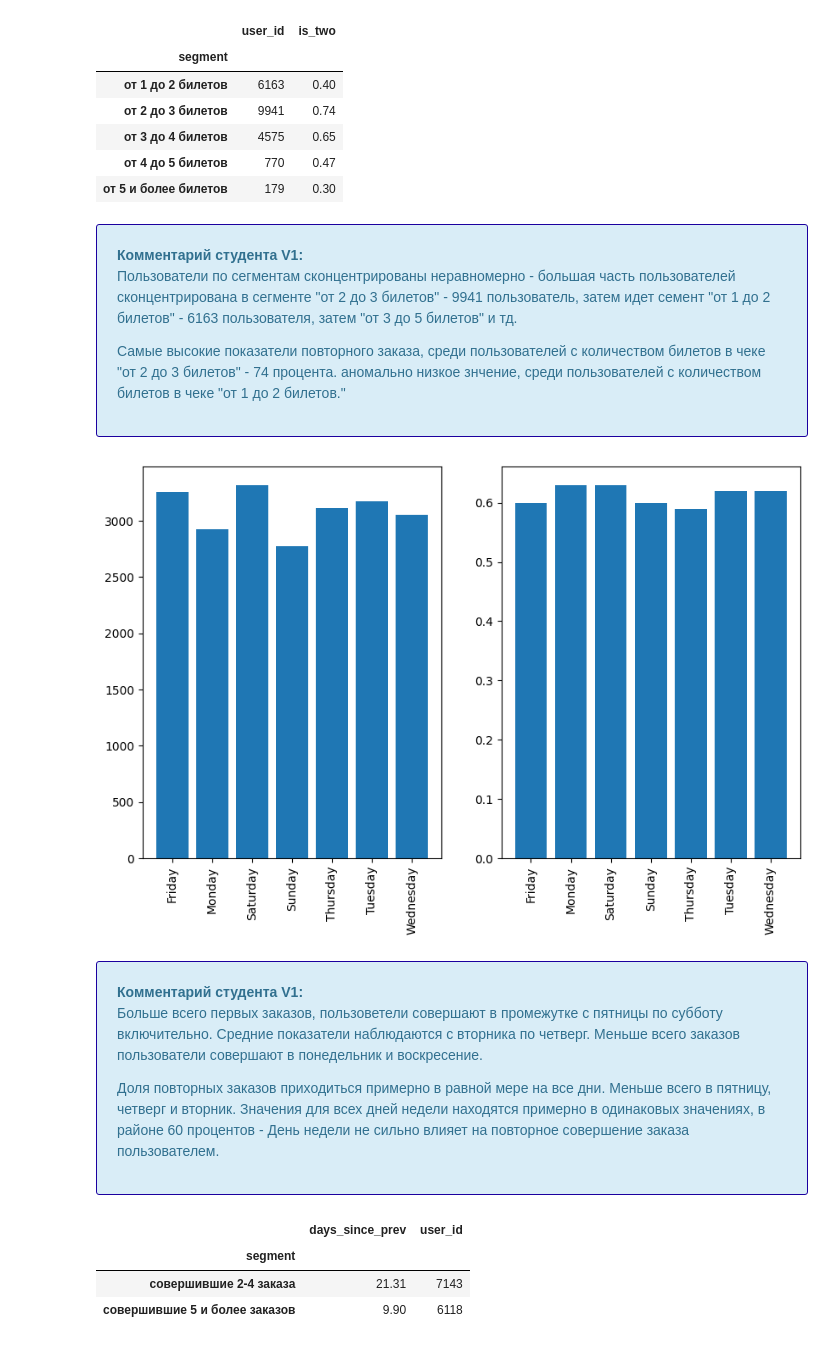
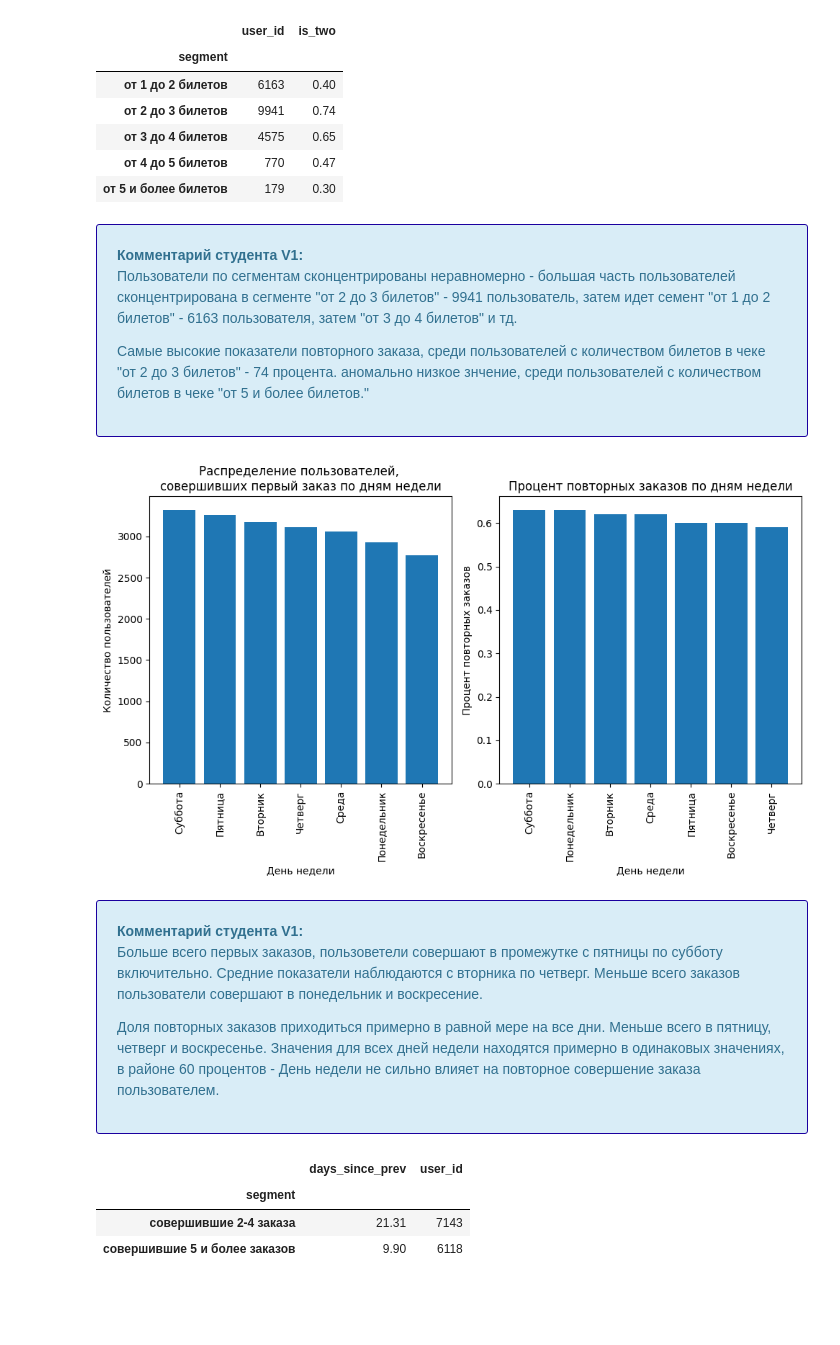
Before and after one commit to Alexandr-xab/AfishaProject, a Jupyter notebook: afisha.ipynb, the cells around one changed output. Drawn from its saved outputs; the diff is of its cells as text; code cells hidden in the pictures; blank space fills up the shorter version.

```diff
--- a/afisha.ipynb
+++ b/afisha.ipynb
@@ -216,0 +244,11 @@ display(df[(df['currency_code'] == 'kzt')].sample(5))  ## Тестовый вы
+# %%
+# 2 Предобработка данных
+## 2.1 Преведение выручки к единой валюте - российскому рублю.
+rate_map = tenge_df.set_index('data')['curs']
+df['rate'] = df['order_dt'].map(rate_map)
+df['revenue_rub'] = df['revenue']
+mask = df['currency_code'] == 'kzt'
+
+df.loc[mask, 'revenue_rub'] = df['revenue'] * df['rate'] / 100
+
+display(df[mask].sample(5))
@@ -242,7 +287,9 @@ for item in ['revenue', 'revenue_rub']:
 ## Проеврка уникальных значений в столбцах.
 for item in ['device_type_canonical', 'currency_code', 'service_name', 'event_type_main', 'region_name', 'city_name']: display(df[item].unique())
 
-df = df.drop_duplicates(subset=None, keep='first', inplace = False)
+print("Количество полностью дублирующихся строк: ", df.duplicated().sum())
+print("Количество дубликатов в поле user_id: ", df['order_id'].duplicated().sum())
+print("Количество уникальных значений по полю user_id: ", len(df['order_id'].unique()))
 # %% [output]
 ['mobile', 'desktop']
 Categories (2, object): ['desktop', 'mobile']
@@ -764,40 +834,50 @@ display(df_grouped)
 # %% [markdown]
 <div class='alert alert-info' style='border: #1b009f solid 1px; padding: 20px'>
 <b>Комментарий студента V1:</b>
-<p>Пользователи по сегментам сконцентрированы неравномерно - большая часть пользователей сконцентрирована в сегменте "от 2 до 3 билетов" - 9941 пользователь, затем идет семент "от 1 до 2 билетов" - 6163 пользователя, затем "от 3 до 5 билетов" и тд.</p>
-<p>Самые высокие показатели повторного заказа, среди пользователей с количеством билетов в чеке "от 2 до 3 билетов" - 74 процента. аномально низкое знчение, среди пользователей с количеством билетов в чеке "от 1 до 2 билетов."</p>
+<p>Пользователи по сегментам сконцентрированы неравномерно - большая часть пользователей сконцентрирована в сегменте "от 2 до 3 билетов" - 9941 пользователь, затем идет семент "от 1 до 2 билетов" - 6163 пользователя, затем "от 3 до 4 билетов" и тд.</p>
+<p>Самые высокие показатели повторного заказа, среди пользователей с количеством билетов в чеке "от 2 до 3 билетов" - 74 процента. аномально низкое знчение, среди пользователей с количеством билетов в чеке "от 5 и более билетов."</p>
 # %%
 # 4.3 Исследование временных характеристик первого заказа и их влияния на повторные покупки.
 # 4.3.1 Анализ влияния дня недели первой покупки на поведение пользователей.
 df_days = df_profiles[['order_dt_first', 'is_two', 'user_id']].copy()
 df_days['order_dt_first'] = df_days['order_dt_first'].dt.day_name()
 df_days = df_days.groupby('order_dt_first').agg({'user_id': 'count', 'is_two': 'sum'})
 df_days['is_two'] = round(df_days['is_two'] / df_days['user_id'], 2)
 df_days = df_days.reset_index()
-# display(df_days)
+df_days = df_days.sort_values(by = 'user_id', ascending = False)
+df_days['order_dt_first'] = ['Суббота', 'Пятница', 'Вторник', 'Четверг', 'Среда', 'Понедельник', 'Воскресенье']
 
 plt.figure(figsize=(10, 6))
 plt.subplot(1, 2, 1)
 plt.bar(
     df_days['order_dt_first'],
     df_days['user_id']
 )
 plt.xticks(rotation = 90)
+plt.xlabel('День недели')
+plt.ylabel('Количество пользователей')
+plt.title('Распределение пользователей, \nсовершивших первый заказ по дням недели')
+
+df_days = df_days.sort_values(by = 'is_two', ascending = False)
 plt.subplot(1, 2, 2)
 plt.bar(
     df_days['order_dt_first'],
     df_days['is_two']
 )
 plt.xticks(rotation = 90)
+plt.xlabel('День недели')
+plt.ylabel('Процент повторных заказов')
+plt.title('Процент повторных заказов по дням недели')
 
+plt.tight_layout()
 plt.show()
 # %% [output]
-[figure, old version]
+[figure, new version]
 # %% [markdown]
 <div class='alert alert-info' style='border: #1b009f solid 1px; padding: 20px'>
 <b>Комментарий студента V1:</b>
 <p>Больше всего первых заказов, пользоветели совершают в промежутке с пятницы по субботу включительно. Средние показатели наблюдаются с вторника по четверг. Меньше всего заказов пользователи совершают в понедельник и воскресение.</p>
-<p>Доля повторных заказов приходиться примерно в равной мере на все дни. Меньше всего в пятницу, четверг и вторник. Значения для всех дней недели находятся примерно в одинаковых значениях, в районе 60 процентов - День недели не сильно влияет на повторное совершение заказа пользователем.</p>
+<p>Доля повторных заказов приходиться примерно в равной мере на все дни. Меньше всего в пятницу, четверг и воскресенье. Значения для всех дней недели находятся примерно в одинаковых значениях, в районе 60 процентов - День недели не сильно влияет на повторное совершение заказа пользователем.</p>
 # %%
 # 4.3.2 Анализ того, ка ксредний интервал между заказами влияет на удержание клиентов
 # display(df_profiles)
```
Also changed, not shown: parts of 23 cells of this notebook, 4 other files.
